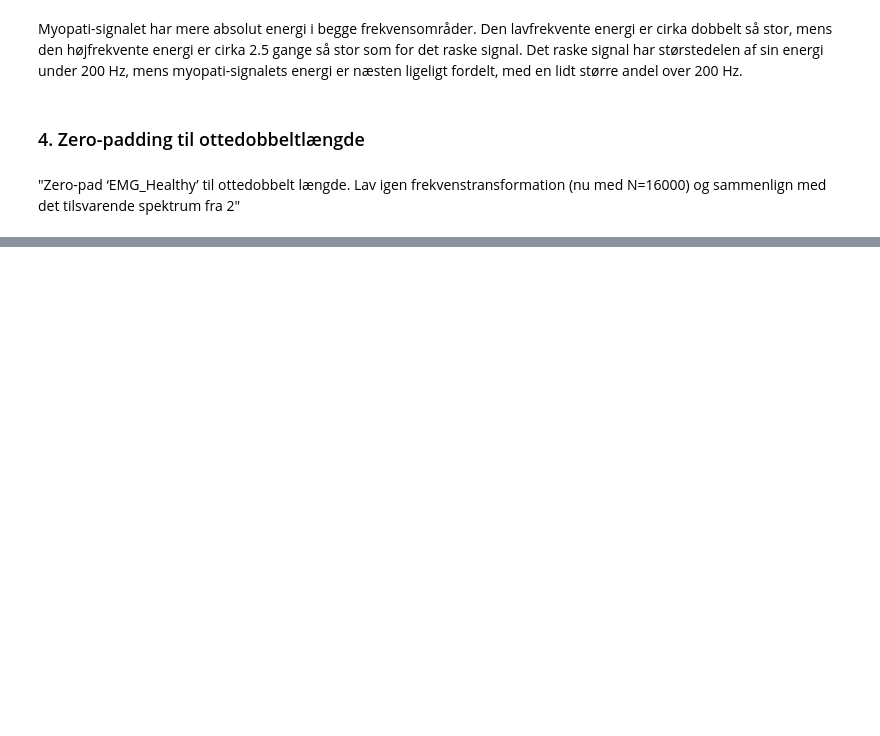
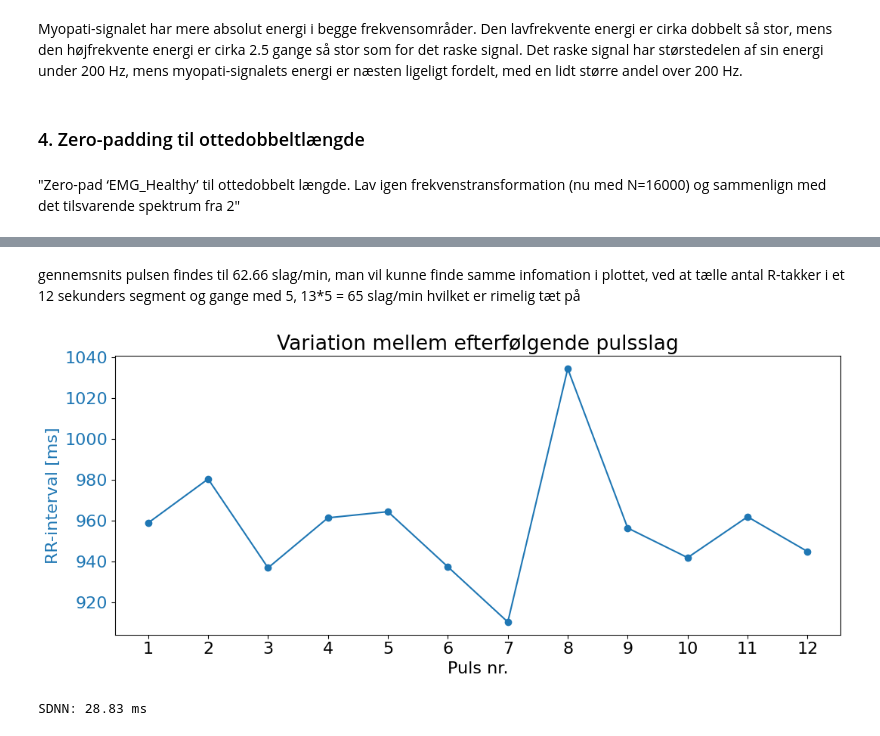
Before and after one commit to Lucuz47/DSB, a Jupyter notebook: Miniprojekt_B.ipynb, the cells around one changed output, grey strips where cells are left out. Cells and saved outputs as stored; diff of their text form; code cells hidden in the pictures; blank space fills up the shorter version.

```diff
--- a/Miniprojekt_B.ipynb
+++ b/Miniprojekt_B.ipynb
@@ -411,0 +463,39 @@ Sample frekvens for EKG: 2000 Hz
+# %% [markdown]
+gennemsnits pulsen findes til 62.66 slag/min, man vil kunne finde samme infomation i plottet, ved at tælle antal R-takker i et 12 sekunders segment og gange med 5, 13*5 = 65 slag/min hvilket er rimelig tæt på
+# %%
+# Puls nr. 1 viser forskellen mellem pulsslag 1 og 2
+puls_nr = np.arange(1, len(rr_intervals) + 1)
+
+# Metrik 1: tidsafstand mellem efterfølgende R-takker
+rr_ms = rr_intervals * 1000
+
+# Metrik 2: absolut højdeforskel mellem efterfølgende R-takker
+r_heights = ecg[r_peaks]
+height_difference = np.abs(np.diff(r_heights))
+
+fig, ax1 = plt.subplots(figsize=(11, 5))
+
+# Venstre y-akse: RR-interval
+line1 = ax1.plot(
+    puls_nr,
+    rr_ms,
+    "o-",
+    color="tab:blue",
+    label="RR-interval"
+)
+
+ax1.set_xlabel("Puls nr.")
+ax1.set_ylabel("RR-interval [ms]", color="tab:blue")
+ax1.tick_params(axis="y", labelcolor="tab:blue")
+ax1.set_xticks(puls_nr)
+ax1.grid()
+
+plt.title("Variation mellem efterfølgende pulsslag")
+plt.tight_layout()
+plt.show()
+
+sdnn = np.std(rr_intervals) * 1000
+print(f"SDNN: {sdnn:.2f} ms")
+# %% [output]
+[figure, added]
+SDNN: 28.83 ms
```
Also changed, not shown: parts of 20 cells of this notebook.
